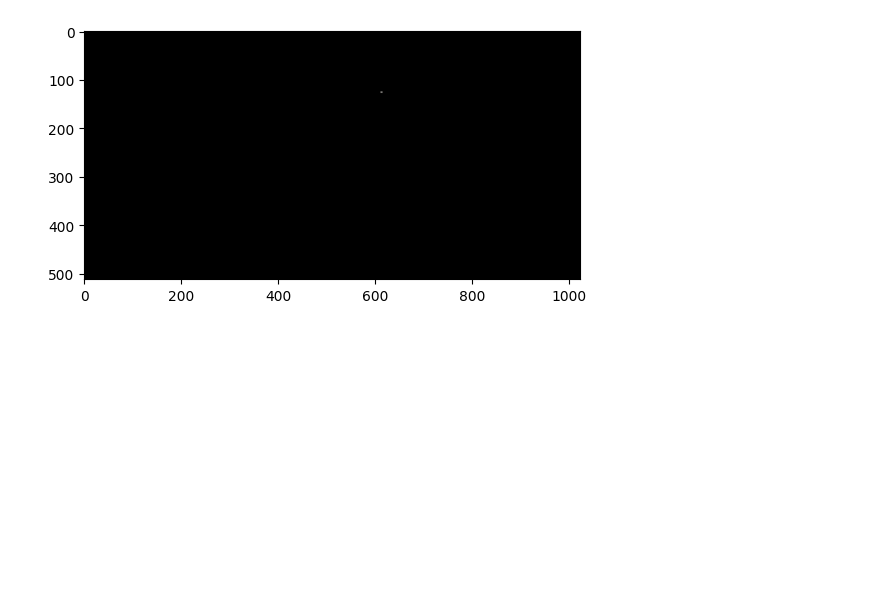
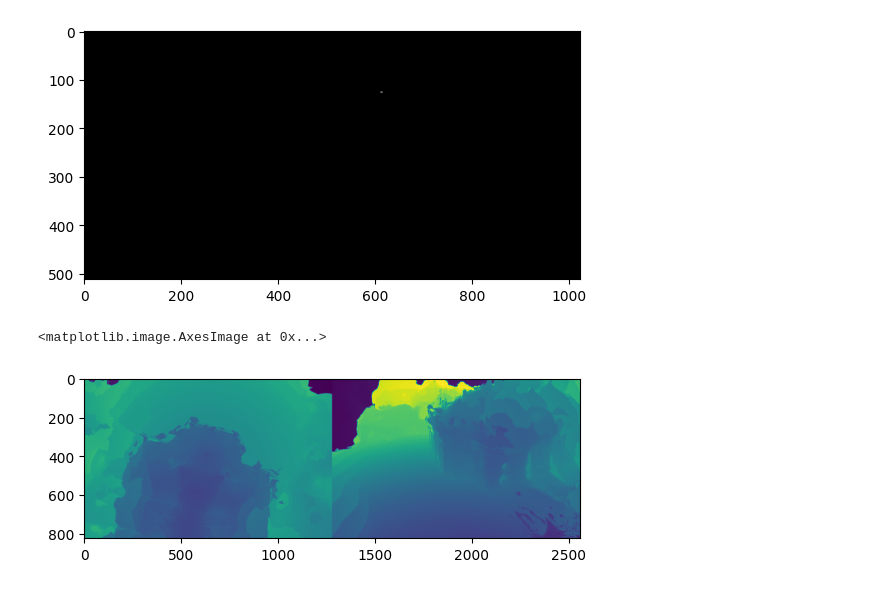
Before and after one commit to JADGardner/ns_reni, a Jupyter notebook: notebooks/reni_tests.ipynb, the cells around one changed output. Drawn from its saved outputs; the diff is of its cells as text; code cells hidden in the pictures; blank space fills up the shorter version.

```diff
--- a/notebooks/reni_tests.ipynb
+++ b/notebooks/reni_tests.ipynb
@@ -823,3 +823,22 @@ plt.imshow(grads.cpu().detach().numpy())
 # %% [output]
 <matplotlib.image.AxesImage at 0x...>
 [figure]
+# %%
+import torch
+from nerfstudio.utils import colormaps, colors, misc
+from nerfstudio.utils.colormaps import ColormapOptions
+from matplotlib import pyplot as plt
+
+cache_path = '/workspace/outputs/ddf/cache/lk2_data.pt'
+
+data = torch.load(cache_path)
+# %%
+depth_1 = data[1]['termination_dist']
+depth_2 = data[2]['termination_dist']
+# %%
+combined_depth = torch.cat([depth_1, depth_2], dim=1)
+
+plt.imshow(combined_depth.cpu().detach().numpy())
+# %% [output]
+<matplotlib.image.AxesImage at 0x...>
+[figure, added]
```
Also changed, not shown: parts of 2 cells of this notebook.
